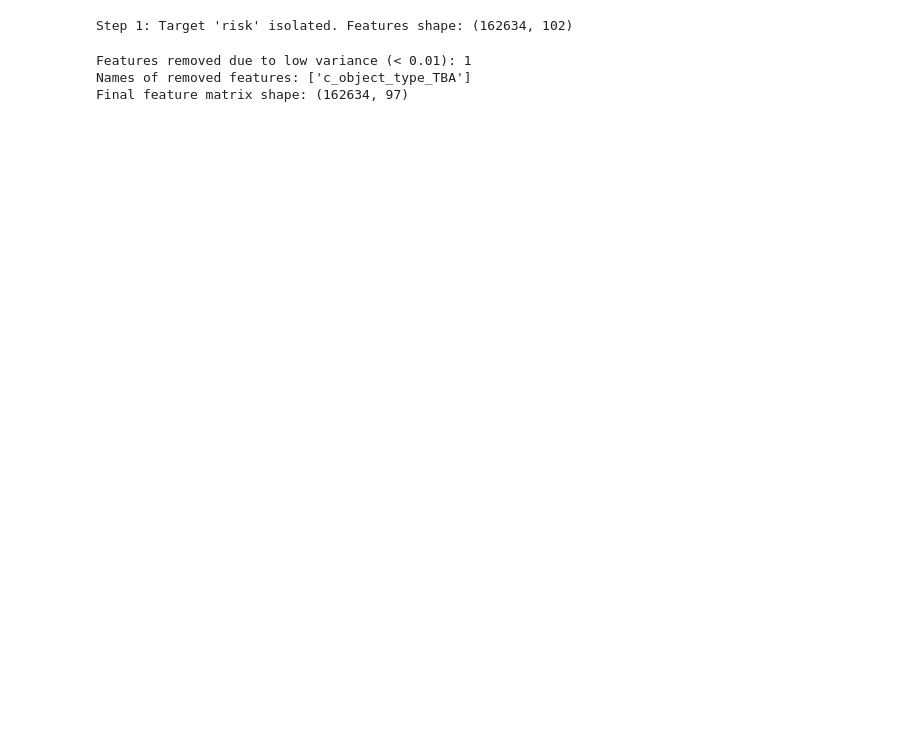
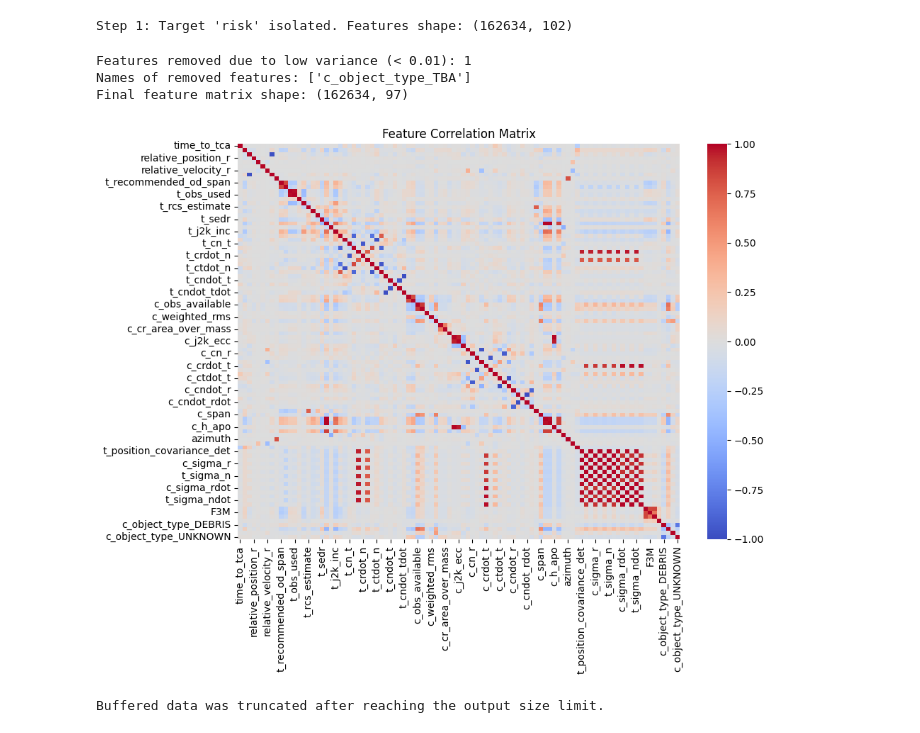
Before and after one commit to Aditi-Chopra/ju-cmater-project, a Jupyter notebook: Practice_Data_Pre_processing.ipynb, the cells around one changed output. Saved outputs shown, nothing was run; the diff lists cells and outputs as text; code cells hidden in the pictures; blank space fills up the shorter version.

```diff
--- a/Practice_Data_Pre_processing.ipynb
+++ b/Practice_Data_Pre_processing.ipynb
@@ -198,43 +200,92 @@ def compute_correlation_with_pvalues(dataframe):  # function to compute
     for col2 in cols:
       r, p = pearsonr(dataframe[col1], dataframe[col2])
       # calculates Pearson r correlated and 2-tailed p-value
       corr_matrix.loc[col1, col2] = r
       # assigns calculated correlation values to matrix
       p_matrix.loc[col1, col2] = p
       # assigns calculated two tailed p-values to matrix
 
   return corr_matrix, p_matrix # returns both the matrices
 
 corr_matrix, p_matrix = compute_correlation_with_pvalues(X_df)
 # executes correlation and significance level calculation
 
-# Create combined annotations: Correlation rounded to 2 decimal places + '*' if p < 0.05
-annot_matrix = corr_matrix.round(2).astype(str) + p_matrix.map(lambda p: '*' if p < 0.05 else '')
-
-# 2. Plotting feature correlation heatmap
-plt.figure(figsize=(12, 10))
-sns.heatmap(corr_matrix, annot=annot_matrix, fmt='', cmap='coolwarm', vmin=-1, vmax=1)
-# annot is annotation values, fmt for annotation, cmap for map colour
-plt.title("Feature Correlation Matrix (* indicates p < 0.05)")
-plt.tight_layout()  # Matplotlib function used to automatically used to adjust
-# subplot parameters to fit plot within figsize area neatly w/o overlapping
-plt.savefig("correlation-significance heatmap.png")
-plt.show()
+plt.figure(figsize=(10, 8))
+# creates matplotlib figure with specified dimensions
+sns.heatmap(corr_matrix, annot=False, cmap='coolwarm', vmin=-1, vmax=1)
+# renders correlation heatmap
+plt.title("Feature Correlation Matrix")  # adds chart title
+plt.tight_layout()  # adjusts layout padding
+plt.savefig("correlation_heatmap.png")  # saves plot image
+plt.show()  # displays heatmap plot
 
 # 3. Plot Feature Distributions acroos Target (Target combined with clean
 # feature names)
 plot_df = X_df.copy()   # copies feature dataframe with clean column names
 plot_df[target_col] = y.values  # appends target_variable 'risk' into plot_df
 
 for col in X_df.columns[:10]:  # Loops through the top 3 prepocessed
 # features for trend visualisation
   plt.figure(figsize=(10, 8))   # creates small figure container
   sns.kdeplot(data=plot_df, x=col, hue=target_col, common_norm=False, palette='Set2')
   # plots Kernal Density Estimation using plot_df -> KDE is continuous pdf curve plotting
   plt.title("Trend & Distribution of {col} across {target_col}")
   # adds descriptive plot title
   plt.tight_layout()  # adjusts padding
   plt.show()
 
 # Hirerachical Clustering Dendogram
-distance_matrix = 1 - np.abs(corr_matrix) # calculates
+distance_matrix = 1 - np.abs(corr_matrix) # calculates distance metric where
+# high corr gives near-0 distance
+linkage = sch.linkage(sch.distance.squareform(distance_matrix), method='ward')
+# linkage performs hierarchical/agglomerative clustering, squareform returns a
+# distance matrix when a vector or matrix is passed through it
+
+plt.figure(figsize=(10, 6))   # creates figure container for dendpgram
+dendogram = sch.dendogram(linkage, labels=X_df.columns, orientation='top', leaf_rotation=90)
+# plots hierarchical tree diagram
+plt.title("Hierarchical Feature Clustering Dendrogram")  # sets title for dendrogram
+plt.ylabel("Distance (1 - |Correlation|)")  # labels y-axis
+plt.tight_layout()  # adjusts plot spacing
+plt.savefig("feature_dendrogram.png")  # saves output image
+plt.show()  # displays dendrogram chart
+
+# 5. Removing Redundant Features
+high_corr_threshold = 0.8  # sets correlation threshold
+alpha_sig = 0.05  # sets statistical significance level (5%)
+
+upper_tri_corr = corr_matrix.abs().where(np.triu(np.ones(corr_matrix.shape), k=1).astype(bool))  # isolates upper triangle of correlations
+upper_tri_p = p_matrix.where(np.triu(np.ones(p_matrix.shape), k=1).astype(bool))  # isolates upper triangle of p-values
+
+to_drop_corr = []  # initializes list for redundant feature collection
+for col in upper_tri_corr.columns:  # iterates through feature columns
+    # checks if correlation exceeds threshold AND p-value indicates statistical significance
+    if any((upper_tri_corr[col] > high_corr_threshold) & (upper_tri_p[col] < alpha_sig)):
+        to_drop_corr.append(col)  # appends feature to drop list
+
+print(f"Features dropped due to significant high correlation: {to_drop_corr}")  # logs dropped features
+X_df_reduced = X_df.drop(columns=to_drop_corr)  # drops redundant highly-correlated features
+
+# 6. Variance Inflation Factor (VIF) Screening
+def calculate_vif(dataframe):  # defines function for calculating VIF scores
+    vif_data = pd.DataFrame()  # creates blank dataframe container
+    vif_data["Feature"] = dataframe.columns  # assigns feature names column
+    vif_data["VIF"] = [variance_inflation_factor(dataframe.values, i) for i in range(dataframe.shape[1])]  # calculates VIF iteratively
+    return vif_data  # returns populated VIF dataframe
+
+vif_threshold = 10.0  # defines strict VIF cutoff threshold
+vif_df = calculate_vif(X_df_reduced)
+# computes VIF on reduced feature set
+
+to_drop_vif = vif_df[vif_df['VIF'] > vif_threshold]['Feature'].tolist()
+# filters out features with VIF > 10
+print(f"Features dropped due to high VIF (> {vif_threshold}): {to_drop_vif}")
+# logs dropped VIF features
+
+X_step5 = X_df_reduced.drop(columns=to_drop_vif)
+# creates final step 5 feature set
+final_feature_names = X_step5.columns.tolist()
+# extracts final active feature names for neural network training
+# %% [output]
+[figure, added]
+Buffered data was truncated after reaching the output size limit.
```
Also changed, not shown: parts of 1 cell of this notebook.
